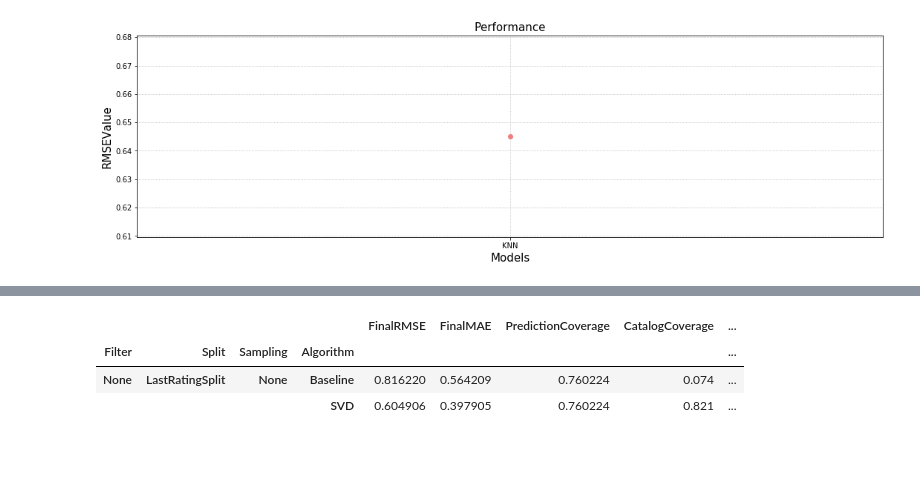
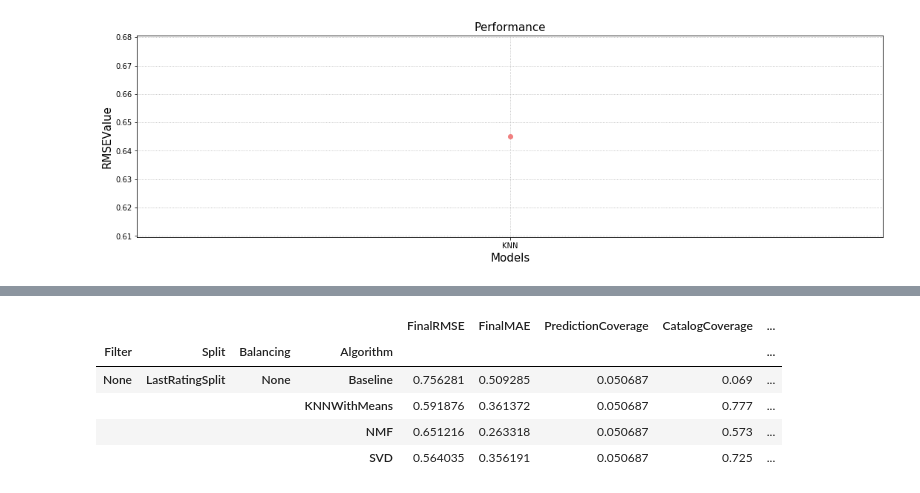
Before and after one commit to CaroHolt/WebMiningRecipeProject, a Jupyter notebook: collaborative-filtering/collaborative-filtering.ipynb, the cells around one changed output, grey strips where cells are left out. Cells and saved outputs as stored; diff of their text form; code cells hidden in the pictures; blank space fills up the shorter version.

Commit message:
Prepared code for merge with content based filtering

```diff
--- a/collaborative-filtering/collaborative-filtering.ipynb
+++ b/collaborative-filtering/collaborative-filtering.ipynb
@@ -45,8 +47,8 @@ ratings = ratings[ratings.rating != 0]
 evaluate_filtering(ratings, interactions)
 
 # Apply first filtering on the data (ASSUMPTION: CF only reasonable if a few ratings exisit)
-ratings = ratings.groupby("user_id").filter(lambda x: (len(x) > 4))
-# ratings = ratings.groupby("recipe_id").filter(lambda x: (len(x) > 4))
+ratings = ratings.groupby("user_id").filter(lambda x: (len(x) > 10))
+ratings = ratings.groupby("recipe_id").filter(lambda x: (len(x) > 10))
 
 evaluate_filtering(ratings, interactions)
 
@@ -96,13 +98,13 @@ param_grid = {
         "n_factors" : [100]
     },
     "NMF" : {
-        "n_factors" : [5, 15, 25, 50, 100]
+        "n_factors" : [100]
     },
     "Baseline" : {}
 }
 
 
 # Algos
-# algos = {"SVD" : SVD, "NMF" : NMF, "KNNWithMeans": KNNWithMeans ,"Baseline" : NormalPredictor}
-algos = {"SVD" : SVD, "Baseline" : NormalPredictor}
+algos = {"SVD" : SVD, "NMF" : NMF, "KNNWithMeans": KNNWithMeans ,"Baseline" : NormalPredictor}
+# algos = {"SVD" : SVD, "Baseline" : NormalPredictor}
 # %% [markdown]
@@ -127,7 +129,7 @@ evaluation_plot([knnbasic_cv], name)
 [figure]
 # %%
 # Train-Test-Split
-# splits = ["LastRatingSplit", "LastYearsSplit", "StratifiedShuffledSplit"]
+
 splits = ["LastRatingSplit"]
 
 # Sampling
@@ -140,7 +142,7 @@ benchmark = []
 fitted_algos = {}
 
 # Cross-validation
-cv = ShuffleSplit(n_splits = 5, test_size = 0.3, random_state=42, shuffle=True)
+cv = ShuffleSplit(n_splits = 2, test_size = 0.3, random_state=42, shuffle=True)
 
 # Init output
 pred_coverage =  0
@@ -188,10 +190,6 @@ for f_name, f in filters.items():
             if sampling_strategy == "RandomUnderSampling":
                 ratings_train, dummy = under_sampler.fit_resample(ratings_train, ratings_train.rating.astype("int"))
 
-            # Create dataset objects from the train-test-split which is required for suprise package
-            trainset = Dataset.load_from_df(ratings_train, Reader())
-            testset = Dataset.load_from_df(ratings_test, Reader()).build_full_trainset().build_testset()
-
             # Evaluate each algorithm with tuned parameters
             for name, algo in algos.items():
                 gs = GridSearchCV(algo, param_grid.get(name), measures=['rmse', 'mae'], cv=cv, refit=True, n_jobs=-1)
@@ -204,28 +202,28 @@ for f_name, f in filters.items():
                 final_score_rmse = accuracy.rmse(predicitons)
                 final_score_mae = accuracy.mae(predicitons)
 
-#                 # Compute prediction coverage (Fraction of recipes that we are theoretically able to predict)
-#                 pred_coverage = len(ratings_train.recipe_id.unique()) / len(interactions.recipe_id.unique())
+                # Compute prediction coverage (Fraction of recipes that we are theoretically able to predict)
+                pred_coverage = len(ratings_train.recipe_id.unique()) / len(interactions.recipe_id.unique())
 
-#                 prediction_sample = build_prediction_sample(ratings_train, 1000)
+                prediction_sample = build_prediction_sample(ratings_train, 1000)
 
-#                 # Estimate all ratings from the prediciton sample (contains only elements that are not in the train set)
-#                 predicitionset = Dataset.load_from_df(prediction_sample, Reader()).build_full_trainset().build_testset()
-#                 predictions = gs.test(predicitionset)
+                # Estimate all ratings from the prediciton sample (contains only elements that are not in the train set)
+                predicitionset = Dataset.load_from_df(prediction_sample, Reader()).build_full_trainset().build_testset()
+                predictions = gs.test(predicitionset)
 
-#                 # Get top n predicitions per user
-#                 top_n = get_top_n(predictions, n=10)
+                # Get top n predicitions per user
+                top_n = get_top_n(predictions, n=10)
 
-#                 # Comput catalog coverage (Fraction of recipes that are predicted)
-#                 cat_coverage = catalog_coverage(top_n)
+                # Comput catalog coverage (Fraction of recipes that are predicted)
+                cat_coverage = catalog_coverage(top_n, prediction_sample)
 
-#                 # Compute novelty
-#                 pop = Counter(ratings_train.recipe_id.values)
-#                 n_unique_users = ratings_train.user_id.drop_duplicates().count()
-#                 nov, mean_self_information = novelty(top_n, pop, n_unique_users, 10)
+                # Compute novelty
+                pop = Counter(ratings_train.recipe_id.values)
+                n_unique_users = ratings_train.user_id.drop_duplicates().count()
+                nov, mean_self_information = novelty(top_n, pop, n_unique_users, 10)
 
-#                 # Compute personalization
-#                 pers = personalization(top_n)
+                # Compute personalization
+                pers = personalization(top_n)
 
                 # Store the fitted estimator for later use
                 fitted_algos[name] = gs
@@ -235,8 +233,10 @@ for f_name, f in filters.items():
 
 
 # Display the results
-results = pd.DataFrame(benchmark, columns=["Filter", "Split", "Sampling","Algorithm", "FinalRMSE", "FinalMAE", "PredictionCoverage", "CatalogCoverage", "Personalization", "Novelty", "Params"])
-results.set_index(["Filter", "Split", "Sampling", "Algorithm"], inplace=True)
+results = pd.DataFrame(benchmark, columns=["Filter", "Split", "Balancing", "Algorithm", "FinalRMSE",
+                                           "FinalMAE", "PredictionCoverage", "CatalogCoverage",
+                                           "Personalization", "Novelty", "Params"])
+results.set_index(["Filter", "Split", "Balancing", "Algorithm"], inplace=True)
 results.sort_index(inplace=True)
 results
 # %% [output]
@@ -259,4 +260,6 @@ MAE:  0.5642
 |  |  |  |  | FinalRMSE | FinalMAE | PredictionCoverage | CatalogCoverage | ... |
-| Filter | Split | Sampling | Algorithm |  |  |  |  | ... |
-| None | LastRatingSplit | None | Baseline | 0.816220 | 0.564209 | 0.760224 | 0.074 | ... |
-|  |  |  | SVD | 0.604906 | 0.397905 | 0.760224 | 0.821 | ... |
+| Filter | Split | Balancing | Algorithm |  |  |  |  | ... |
+| None | LastRatingSplit | None | Baseline | 0.756281 | 0.509285 | 0.050687 | 0.069 | ... |
+|  |  |  | KNNWithMeans | 0.591876 | 0.361372 | 0.050687 | 0.777 | ... |
+|  |  |  | NMF | 0.651216 | 0.263318 | 0.050687 | 0.573 | ... |
+|  |  |  | SVD | 0.564035 | 0.356191 | 0.050687 | 0.725 | ... |
```
Also changed, not shown: parts of 12 cells of this notebook, 1 other file.
